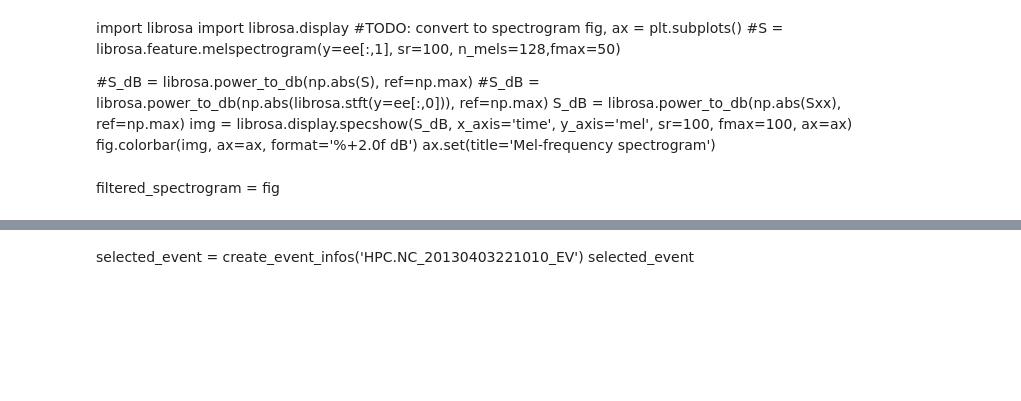
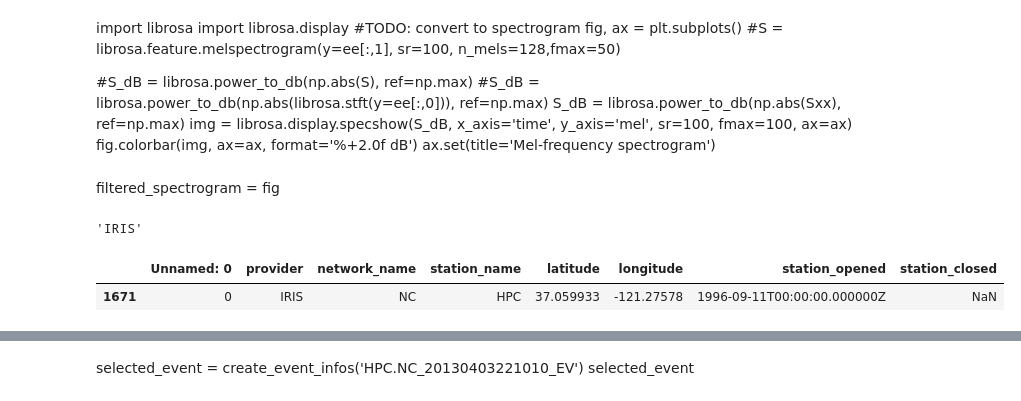
Before and after one commit to doromboziandras32/Earthquake-visualization, a Jupyter notebook: Plot_test_map_leaflet.ipynb, the cells around one changed output, grey strips where cells are left out. Drawn from its saved outputs; the diff is of its cells as text; code cells hidden in the pictures; blank space fills up the shorter version.

```diff
--- a/Plot_test_map_leaflet.ipynb
+++ b/Plot_test_map_leaflet.ipynb
@@ -259,0 +292,9 @@ df_test['source_magnitude'] = pd.to_numeric(df_test['source_magnitude'],errors='
+# %%
+clien
+# %% [output]
+'IRIS'
+# %%
+provider_of_waveform
+# %% [output]
+|  | Unnamed: 0 | provider | network_name | station_name | latitude | longitude | station_opened | station_closed |
+| 1671 | 0 | IRIS | NC | HPC | 37.059933 | -121.27578 | 1996-09-11T00:00:00.000000Z | NaN |
```
Also changed, not shown: parts of 18 cells of this notebook.
